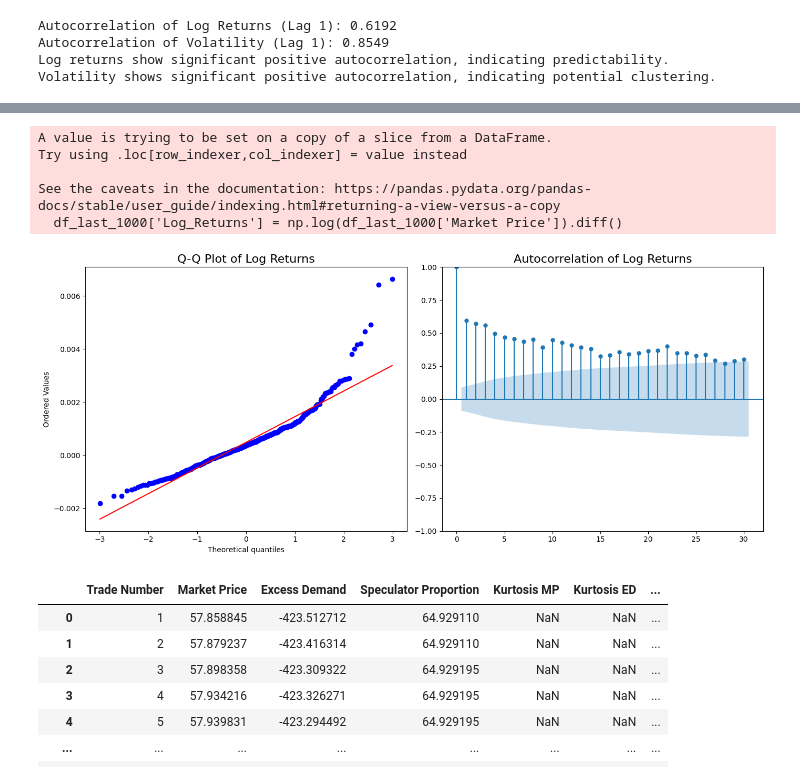
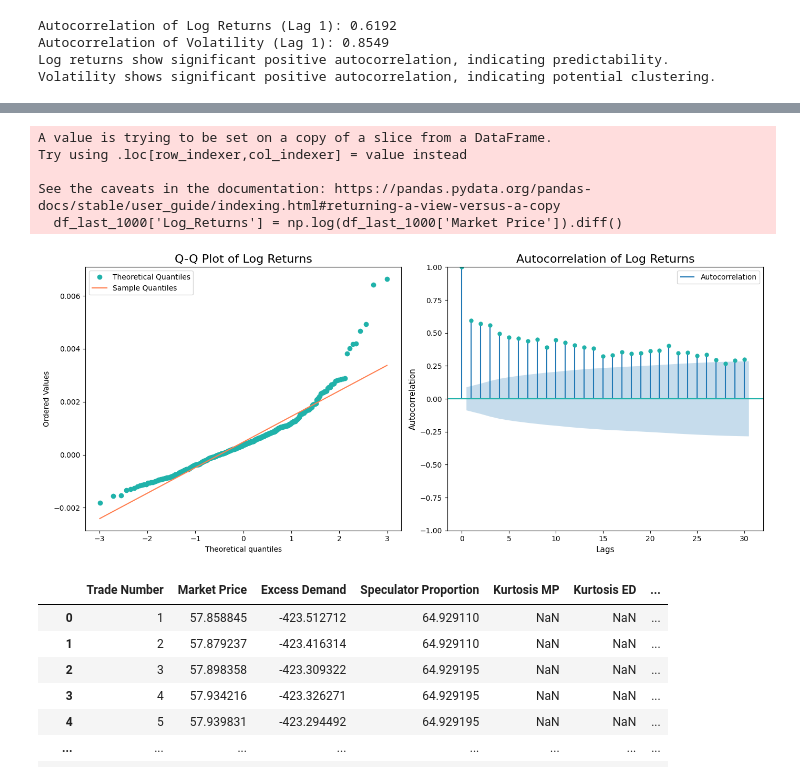
Before and after one commit to richardeli/Thesis, a Jupyter notebook: Data Analysis/Report Figures/Last_3000.ipynb, the cells around one changed output, grey strips where cells are left out. Drawn from its saved outputs; the diff is of its cells as text; code cells hidden in the pictures.

```diff
--- a/Data Analysis/Report Figures/Last_3000.ipynb
+++ b/Data Analysis/Report Figures/Last_3000.ipynb
@@ -560,35 +581,50 @@ from statsmodels.graphics.tsaplots import plot_acf
 
 # STEP 1: Compute Log Returns
 df_last_1000 = df_1.tail(500)  # Select the last 500 trades
 df_last_1000['Log_Returns'] = np.log(df_last_1000['Market Price']).diff()
 
 # STEP 2: Remove NaN values caused by the diff() operation
 df_last_1000 = df_last_1000[df_last_1000['Log_Returns'].notna()]
 
 # STEP 3: Plotting
 
 # Create a figure for Q-Q Plot and Autocorrelation
 plt.figure(figsize=(14, 6))
 
 # Q-Q Plot for Log Returns
 plt.subplot(1, 2, 1)
 probplot(df_last_1000['Log_Returns'], dist="norm", plot=plt)
 plt.title('Q-Q Plot of Log Returns', fontsize=16)
 
+# Customise Q-Q plot colours
+qq_line = plt.gca().get_lines()[1]  # Get the trend line
+qq_dots = plt.gca().get_lines()[0]  # Get the scatter dots
+qq_line.set_color('#FF7F50')  # Coral for the line
+qq_dots.set_markerfacecolor('#20B2AA')  # Teal for the dots
+qq_dots.set_markeredgecolor('#20B2AA')  # Teal for the edge
+
+# Add legend for Q-Q plot
+plt.legend(['Theoretical Quantiles', 'Sample Quantiles'], loc='upper left', fontsize=10)
+
 # Autocorrelation of Log Returns
 plt.subplot(1, 2, 2)
-plot_acf(df_last_1000['Log_Returns'].dropna(), lags=30, ax=plt.gca())
+plot_acf(df_last_1000['Log_Returns'], lags=30, ax=plt.gca(), color='#20B2AA')  # Teal bars
 plt.title('Autocorrelation of Log Returns', fontsize=16)
+plt.xlabel('Lags', fontsize=11)  # Add x-axis label
+plt.ylabel('Autocorrelation', fontsize=11)  # Add y-axis label
+
+# Add legend for Autocorrelation plot
+plt.legend(['Autocorrelation'], loc='upper right', fontsize=10)
 
 plt.tight_layout()
 plt.show()
 # %% [output]
 A value is trying to be set on a copy of a slice from a DataFrame.
 Try using .loc[row_indexer,col_indexer] = value instead
 
 See the caveats in the documentation: https://pandas.pydata.org/pandas-docs/stable/user_guide/indexing.html#returning-a-view-versus-a-copy
   df_last_1000['Log_Returns'] = np.log(df_last_1000['Market Price']).diff()
-[figure, old version]
+[figure, new version]
 # %%
 volatility_surge_trade = 2900
 
```
Also changed, not shown: parts of 11 cells of this notebook, 3 other files.
